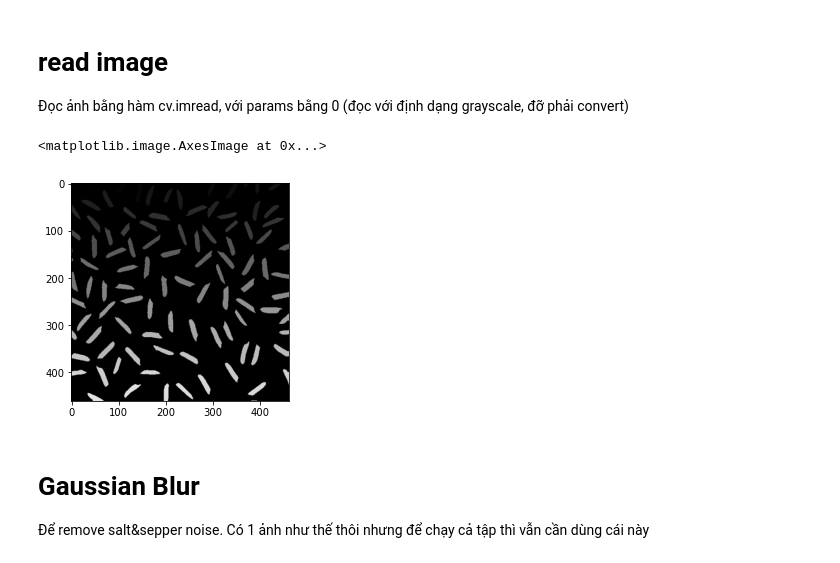
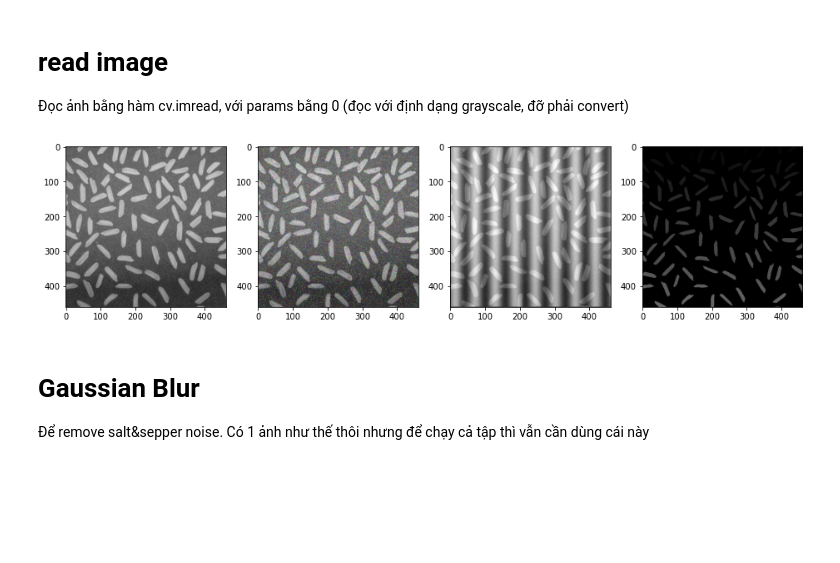
Before and after one commit to nvhoang55/Nhom-11__XLA__Project, a Jupyter notebook: bai-1/bai-1-set-1.ipynb, the cells around one changed output. Cells and saved outputs as stored; diff of their text form; code cells hidden in the pictures; blank space fills up the shorter version.

Commit message:
feat: display multiple images

```diff
--- a/bai-1/bai-1-set-1.ipynb
+++ b/bai-1/bai-1-set-1.ipynb
@@ -7,14 +9,24 @@ from matplotlib import pyplot as plt
 # read image
 Đọc ảnh bằng hàm cv.imread, với params bằng 0 (đọc với định dạng grayscale, đỡ phải convert)
 # %%
+
 path = "././input/set1/"
 
 current_image = cv.imread(path + "4.png", 0)
 
-plt.imshow(current_image, cmap='gray')
+# plt.imshow(current_image, cmap='gray')
+
+images = []
+for img_path in glob.glob(path + '*.png'):
+    images.append(mpimg.imread(img_path))
+
+plt.figure(figsize=(20,10))
+columns = 5
+for i, image in enumerate(images):
+    plt.subplot(len(images) / columns + 1, columns, i + 1)
+    plt.imshow(image)
 # %% [output]
-<matplotlib.image.AxesImage at 0x...>
-[figure, old version]
+[figure, new version]
 # %% [markdown]
 # Gaussian Blur
 
```
Also changed, not shown: parts of 1 cell of this notebook.
